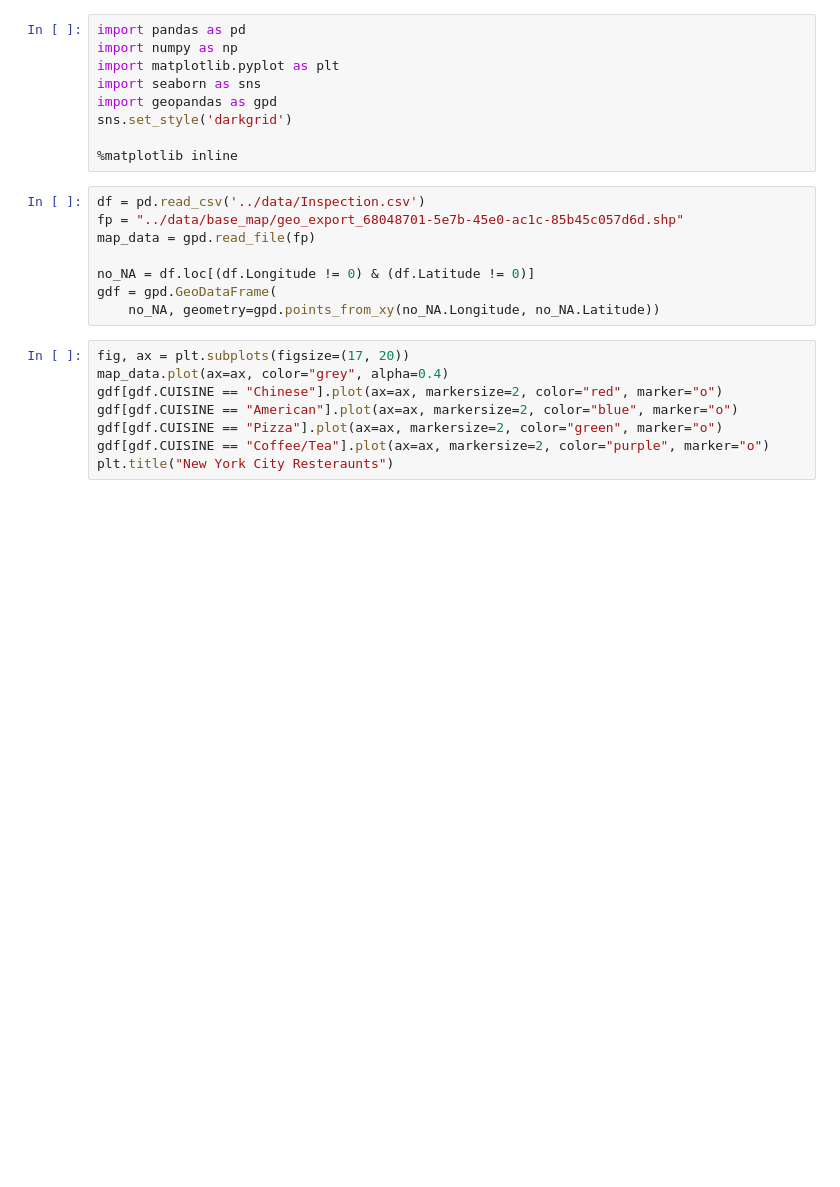
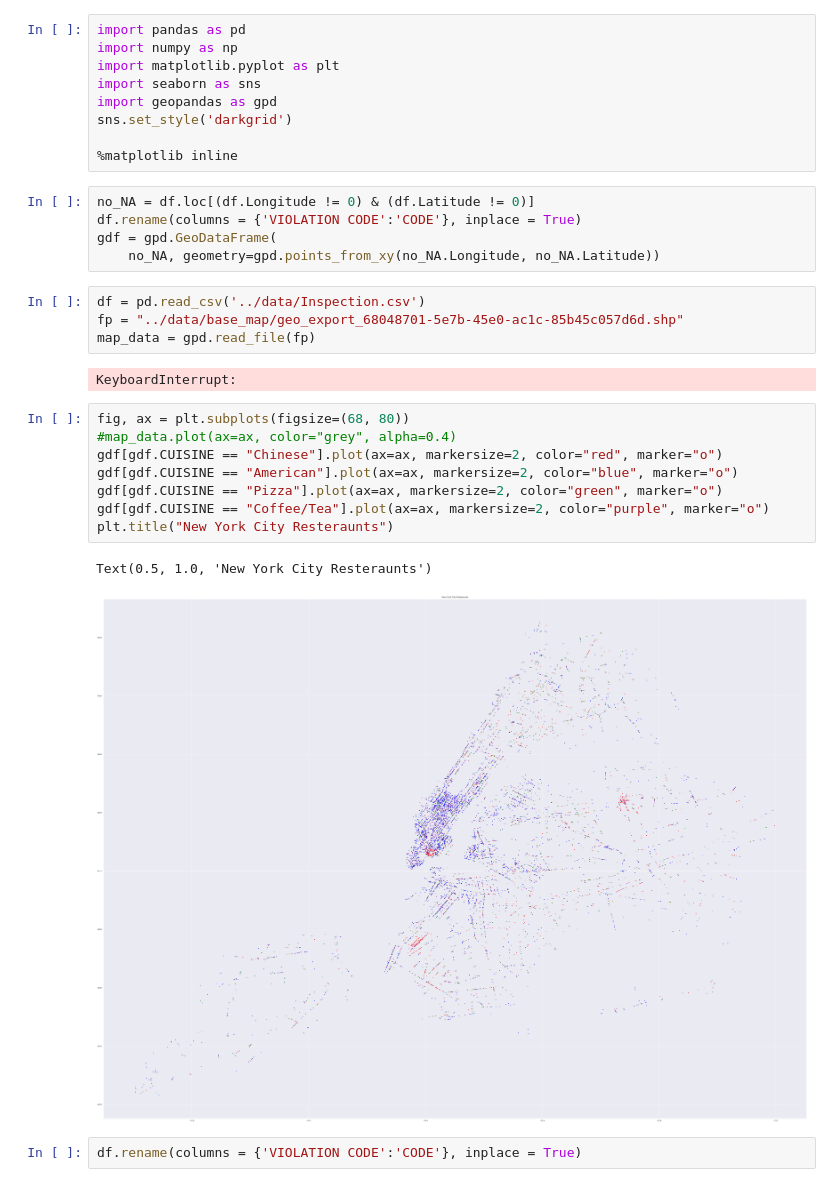
Before and after one commit to JacobMinkin/NYC_Restaurant_Health_Inspection, a Jupyter notebook: NYC_Mapping.ipynb, the cells around one changed output. Saved outputs shown, nothing was run; the diff lists cells and outputs as text; blank space fills up the shorter version.

```diff
--- a/NYC_Mapping.ipynb
+++ b/NYC_Mapping.ipynb
@@ -7,19 +7,27 @@ import geopandas as gpd
 sns.set_style('darkgrid')
 
 %matplotlib inline
+# %%
+no_NA = df.loc[(df.Longitude != 0) & (df.Latitude != 0)]
+df.rename(columns = {'VIOLATION CODE':'CODE'}, inplace = True)
+gdf = gpd.GeoDataFrame(
+    no_NA, geometry=gpd.points_from_xy(no_NA.Longitude, no_NA.Latitude))
 # %%
 df = pd.read_csv('../data/Inspection.csv')
 fp = "../data/base_map/geo_export_68048701-5e7b-45e0-ac1c-85b45c057d6d.shp"
 map_data = gpd.read_file(fp)
-
-no_NA = df.loc[(df.Longitude != 0) & (df.Latitude != 0)]
-gdf = gpd.GeoDataFrame(
-    no_NA, geometry=gpd.points_from_xy(no_NA.Longitude, no_NA.Latitude))
+# %% [output]
+KeyboardInterrupt:
 # %%
-fig, ax = plt.subplots(figsize=(17, 20))
-map_data.plot(ax=ax, color="grey", alpha=0.4)
+fig, ax = plt.subplots(figsize=(68, 80))
+#map_data.plot(ax=ax, color="grey", alpha=0.4)
 gdf[gdf.CUISINE == "Chinese"].plot(ax=ax, markersize=2, color="red", marker="o")
 gdf[gdf.CUISINE == "American"].plot(ax=ax, markersize=2, color="blue", marker="o")
 gdf[gdf.CUISINE == "Pizza"].plot(ax=ax, markersize=2, color="green", marker="o")
 gdf[gdf.CUISINE == "Coffee/Tea"].plot(ax=ax, markersize=2, color="purple", marker="o")
 plt.title("New York City Resteraunts")
+# %% [output]
+Text(0.5, 1.0, 'New York City Resteraunts')
+[figure, added]
+# %%
+df.rename(columns = {'VIOLATION CODE':'CODE'}, inplace = True)
```
Also changed, not shown: parts of 11 cells of this notebook, 1 other file.
